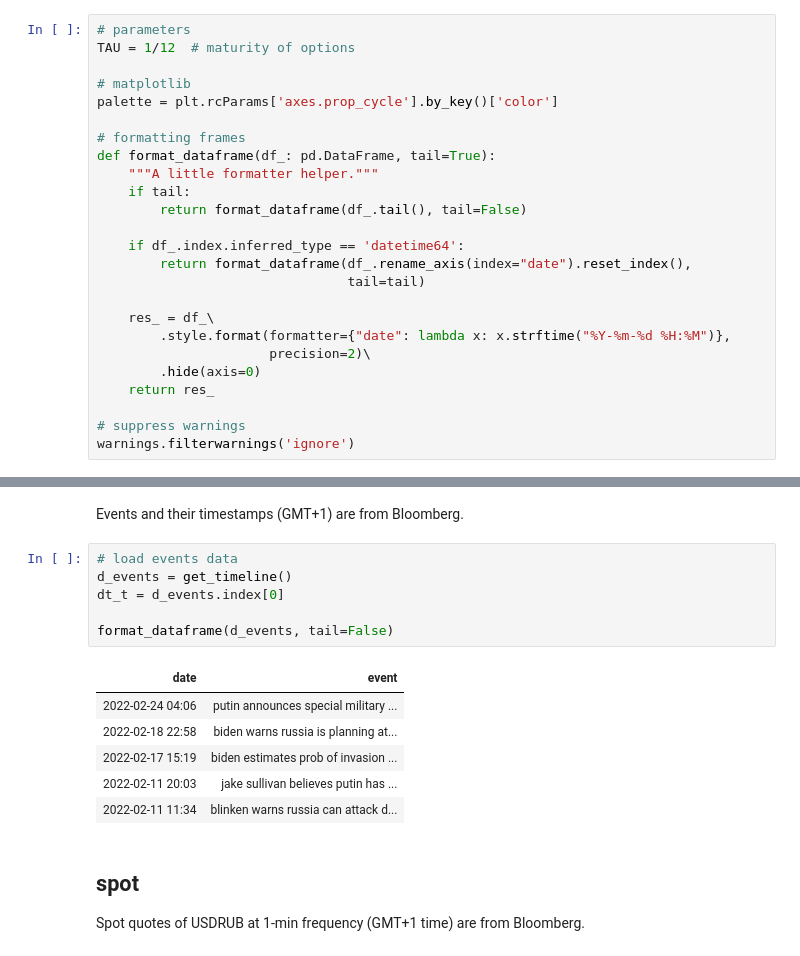
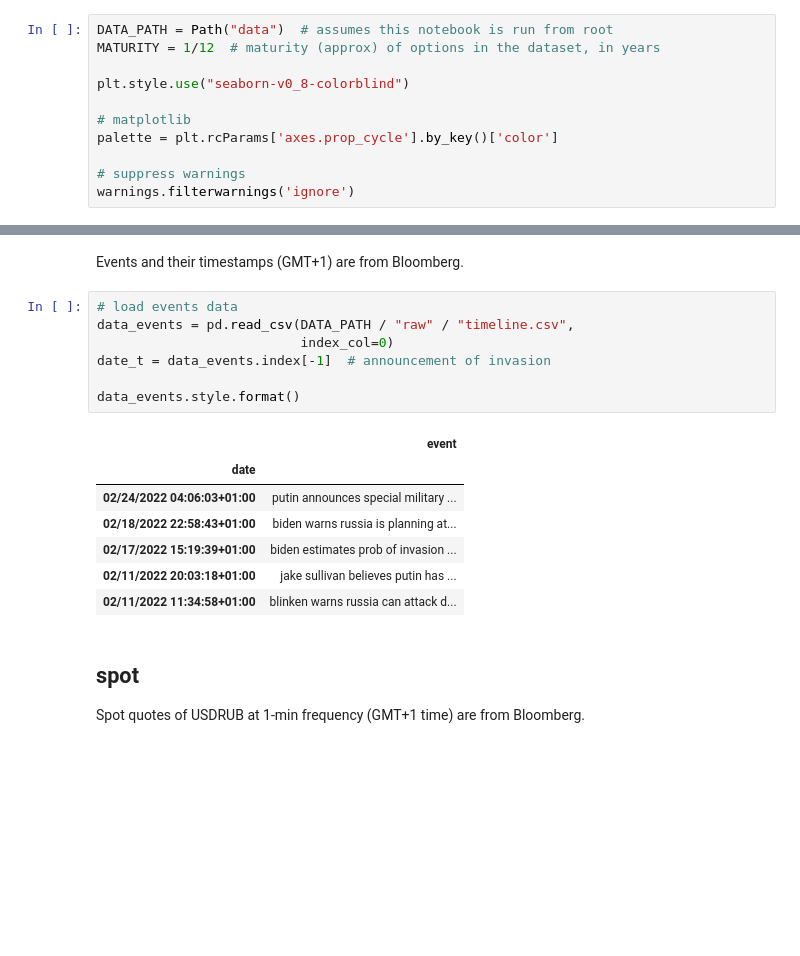
Before and after one commit to ipozdeev/fx-options-ukraine-war, a Jupyter notebook: walkthrough.ipynb, the cells around one changed output, grey strips where cells are left out. Drawn from its saved outputs; the diff is of its cells as text; blank space fills up the shorter version.

```diff
--- a/walkthrough.ipynb
+++ b/walkthrough.ipynb
@@ -24,28 +22,14 @@ from src.visuals import *
 # %% [markdown]
 # settings
 # %%
-# parameters
-TAU = 1/12  # maturity of options
+DATA_PATH = Path("data")  # assumes this notebook is run from root
+MATURITY = 1/12  # maturity (approx) of options in the dataset, in years
+
+plt.style.use("seaborn-v0_8-colorblind")
 
 # matplotlib
 palette = plt.rcParams['axes.prop_cycle'].by_key()['color']
 
-# formatting frames
-def format_dataframe(df_: pd.DataFrame, tail=True):
-    """A little formatter helper."""
-    if tail:
-        return format_dataframe(df_.tail(), tail=False)
-
-    if df_.index.inferred_type == 'datetime64':
-        return format_dataframe(df_.rename_axis(index="date").reset_index(),
-                                tail=tail)
-
-    res_ = df_\
-        .style.format(formatter={"date": lambda x: x.strftime("%Y-%m-%d %H:%M")},
-                      precision=2)\
-        .hide(axis=0)
-    return res_
-
 # suppress warnings
 warnings.filterwarnings('ignore')
 # %% [markdown]
@@ -56,17 +57,19 @@ warnings.filterwarnings('ignore')
 Events and their timestamps (GMT+1) are from Bloomberg.
 # %%
 # load events data
-d_events = get_timeline()
-dt_t = d_events.index[0]
+data_events = pd.read_csv(DATA_PATH / "raw" / "timeline.csv",
+                          index_col=0)
+date_t = data_events.index[-1]  # announcement of invasion
 
-format_dataframe(d_events, tail=False)
+data_events.style.format()
 # %% [output]
-| date | event |
-| 2022-02-24 04:06 | putin announces special military ... |
-| 2022-02-18 22:58 | biden warns russia is planning at... |
-| 2022-02-17 15:19 | biden estimates prob of invasion ... |
-| 2022-02-11 20:03 | jake sullivan believes putin has ... |
-| 2022-02-11 11:34 | blinken warns russia can attack d... |
+|  | event |
+| date |  |
+| 02/24/2022 04:06:03+01:00 | putin announces special military ... |
+| 02/18/2022 22:58:43+01:00 | biden warns russia is planning at... |
+| 02/17/2022 15:19:39+01:00 | biden estimates prob of invasion ... |
+| 02/11/2022 20:03:18+01:00 | jake sullivan believes putin has ... |
+| 02/11/2022 11:34:58+01:00 | blinken warns russia can attack d... |
 # %% [markdown]
 ## spot
 Spot quotes of USDRUB at 1-min frequency (GMT+1 time) are from Bloomberg.
```
Also changed, not shown: parts of 22 cells of this notebook.
